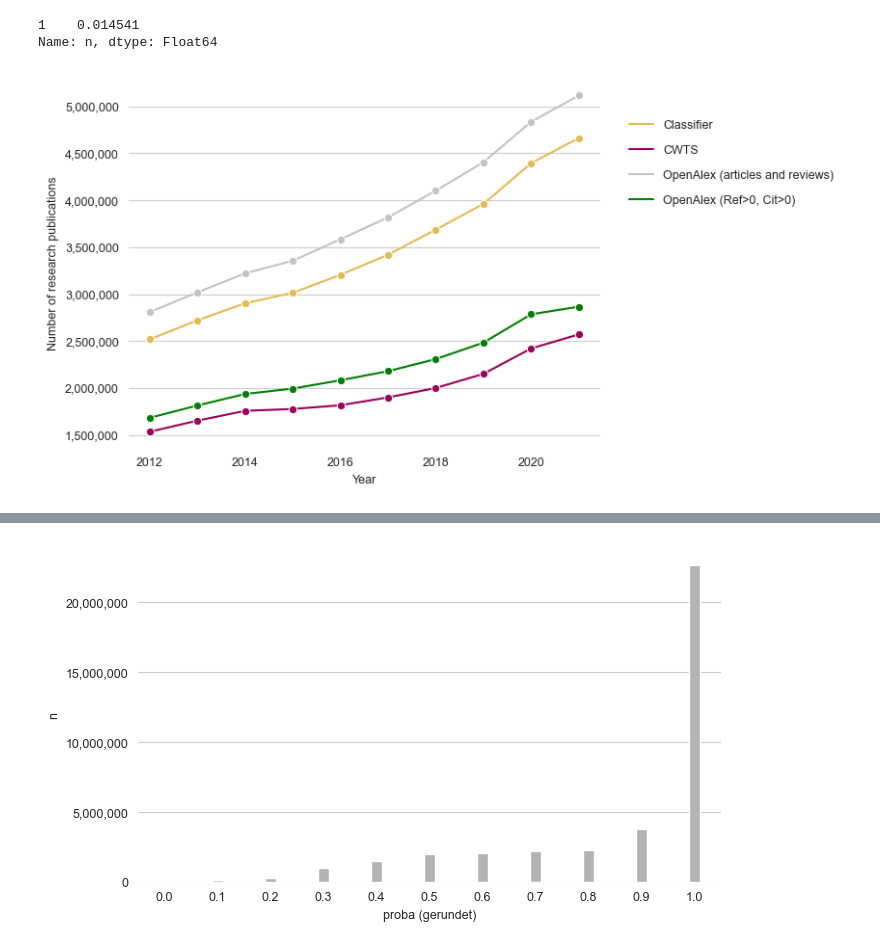
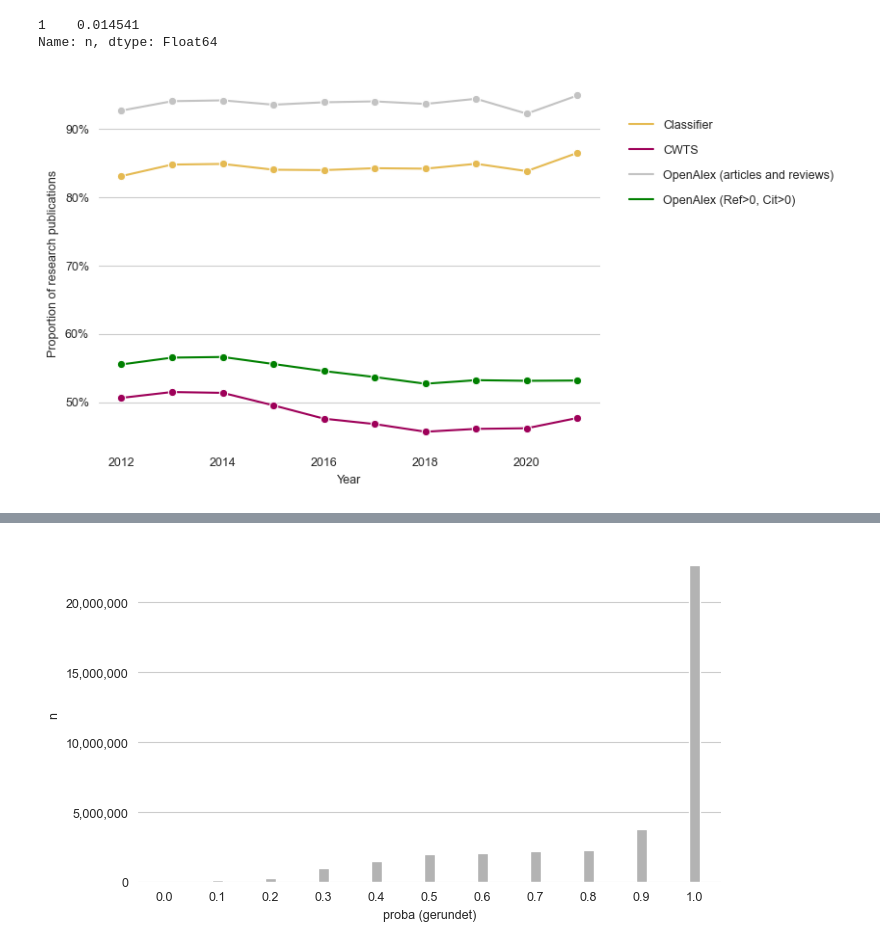
Before and after one commit to naustica/openalex_doctypes, a Jupyter notebook: classifier/review_classifier.ipynb, the cells around one changed output, grey strips where cells are left out. Drawn from its saved outputs; the diff is of its cells as text; code cells hidden in the pictures.

```diff
--- a/classifier/review_classifier.ipynb
+++ b/classifier/review_classifier.ipynb
@@ -106,17 +109,17 @@ df_cwts_2012_2021 = client.query(f"""
                                   """).to_dataframe()
 # %%
 df_doi_2012_2021 = client.query(f"""
-                                 SELECT COUNT(DISTINCT(oal.doi)) AS n, label, publication_year
+                                 SELECT COUNT(DISTINCT(oal.doi)) AS n, publication_year
                                  FROM {openalex_snapshot} AS oal
                                  JOIN {document_type_snapshot} AS dt
                                      ON oal.doi = dt.doi
                                  WHERE publication_year BETWEEN 2012 AND 2021 AND label = 'research_discourse'
-                                 GROUP BY publication_year, label
+                                 GROUP BY publication_year
                                  ORDER BY publication_year DESC
                                  """).to_dataframe()
 # %%
 df_oal_2012_2021 = client.query(f"""
-                                 SELECT COUNT(DISTINCT(oal.doi)) AS total_n, publication_year
+                                 SELECT COUNT(DISTINCT(oal.doi)) AS n, publication_year
                                  FROM {openalex_snapshot} AS oal
                                  WHERE primary_location.source.type = 'journal' AND publication_year BETWEEN 2012 AND 2021
                                      AND type IN ('article', 'review')
@@ -133,56 +136,70 @@ df_oal_2012_2021_baseline = client.query(f"""
                                  GROUP BY publication_year
                                  ORDER BY publication_year DESC
                                  """).to_dataframe()
+# %%
+df_oal_2012_2021_all = client.query(f"""
+                                     SELECT COUNT(DISTINCT(oal.doi)) AS n, publication_year
+                                     FROM {openalex_snapshot} AS oal
+                                     WHERE primary_location.source.type = 'journal' AND publication_year BETWEEN 2012 AND 2021
+                                     GROUP BY publication_year
+                                     ORDER BY publication_year DESC
+                                     """).to_dataframe()
+# %%
+df_cwts_2012_2021['prop'] = df_cwts_2012_2021['n'] / df_oal_2012_2021_all['n']
+df_doi_2012_2021['prop'] = df_doi_2012_2021['n'] / df_oal_2012_2021_all['n']
+df_oal_2012_2021['prop'] = df_oal_2012_2021['n'] / df_oal_2012_2021_all['n']
+df_oal_2012_2021_baseline['prop'] = df_oal_2012_2021_baseline['n'] / df_oal_2012_2021_all['n']
 # %%
 fig, ax = plt.subplots(figsize=(6,4.5))
 plt.box(False)
 
 sns.lineplot(data=df_doi_2012_2021,
              x='publication_year',
-             y='n',
+             y='prop',
              color='#E5BA52',
              marker='o',
              ax=ax)
 
 sns.lineplot(data=df_cwts_2012_2021,
              x='publication_year',
-             y='n',
+             y='prop',
              color='#9e0059',
              marker='o',
              ax=ax)
 
 sns.lineplot(data=df_oal_2012_2021,
              x='publication_year',
-             y='total_n',
+             y='prop',
              color='#c3c3c3',
              marker='o',
              ax=ax)
 
 sns.lineplot(data=df_oal_2012_2021_baseline,
              x='publication_year',
-             y='n',
+             y='prop',
              color='green',
              marker='o',
              ax=ax)
 
-ax.yaxis.set_major_formatter(mtick.StrMethodFormatter('{x:,.0f}'))
+#ax.yaxis.set_major_formatter(mtick.StrMethodFormatter('{x:,.0f}'))
+ax.yaxis.set_major_formatter(mtick.PercentFormatter(1.0))
 ax.grid(False, which='both', axis='x')
-ax.set(xlabel='Year', ylabel='Number of research publications')
+ax.set(xlabel='Year', ylabel='Proportion of research publications')
 
 clas_patch = Line2D([0], [0], color='#E5BA52', label='Classifier')
 cwts_patch = Line2D([0], [0], color='#9e0059', label='CWTS')
 oal_patch = Line2D([0], [0], color='#c3c3c3', label='OpenAlex (articles and reviews)')
 oal_baseline_patch = Line2D([0], [0], color='green', label='OpenAlex (Ref>0, Cit>0)')
 
 lgd = fig.legend(handles=[clas_patch, cwts_patch, oal_patch, oal_baseline_patch], frameon=False,
                  bbox_to_anchor=(1.4, 0.9), labelspacing=1.1)
 
 plt.tight_layout()
 
 plt.show()
 fig.savefig(f'media/oal_cwts_comparison.png', format='png', bbox_inches='tight', dpi=500)
 # %% [output]
-[figure, old version]
+[figure, new version]
 # %%
 df_doi_2012_2021_topic = client.query(f"""
                                        SELECT COUNT(DISTINCT(oal.doi)) AS n, label, primary_topic.domain.display_name AS topic
```
Also changed, not shown: parts of 11 cells of this notebook, 4 other files.
